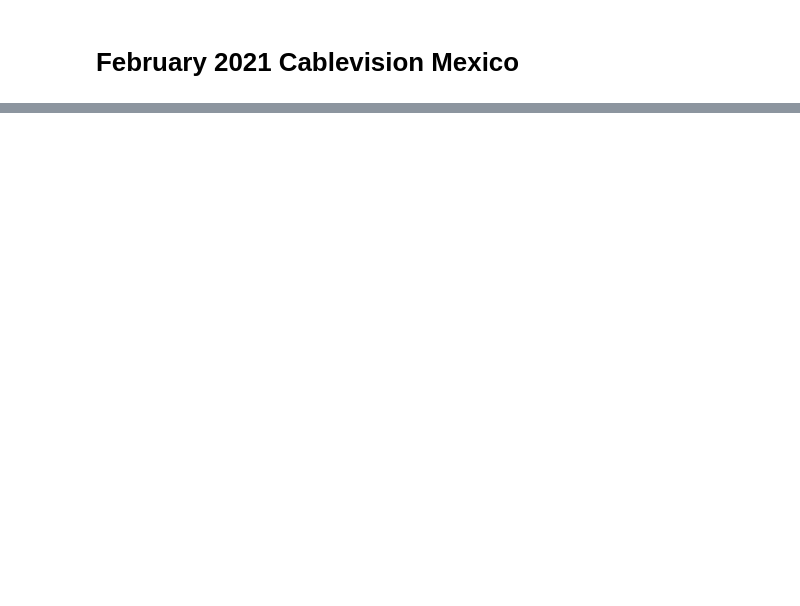
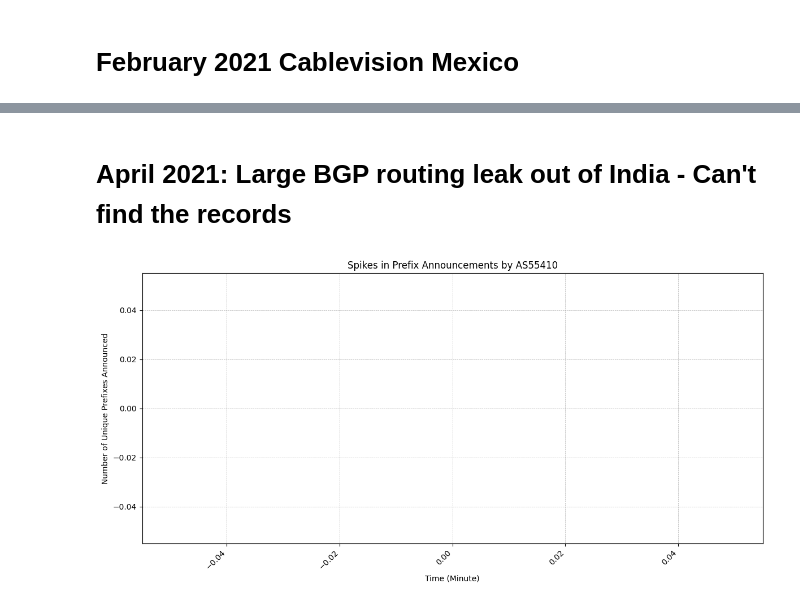
Before and after one commit to hyonbokan/BGP_data_analysis, a Jupyter notebook: PyBGPStream_real_cases_2.ipynb, the cells around one changed output, grey strips where cells are left out. Cells and saved outputs as stored; diff of their text form; code cells hidden in the pictures; blank space fills up the shorter version.

```diff
--- a/PyBGPStream_real_cases_2.ipynb
+++ b/PyBGPStream_real_cases_2.ipynb
@@ -2,0 +121,55 @@
+# %% [markdown]
+# April 2021: Large BGP routing leak out of India - Can't find the records
+# %%
+import pybgpstream
+import matplotlib.pyplot as plt
+from datetime import datetime
+from collections import defaultdict
+
+# Define the time window around the incident
+start_time = "2021-04-16 13:00:00 UTC"
+end_time = "2021-04-16 15:59:59 UTC"
+
+# AS55410 (Vodafone Idea Ltd.)
+hijacking_asn = "55410"
+
+# Initialize BGPStream with collectors that have good visibility in India
+stream = pybgpstream.BGPStream(
+    from_time=start_time,
+    until_time=end_time,
+    collectors=["rrc00"],
+    record_type="updates"
+)
+
+# Store unique prefixes announced by AS55410
+prefix_announcements = defaultdict(set)
+
+# Process BGP records
+for rec in stream.records():
+    for elem in rec:
+        if elem.type == "A":
+            as_path = elem.fields["as-path"].split()
+            prefix = elem.fields["prefix"]
+            # Check if AS55410 is the originator of the prefix
+            if as_path[0] == hijacking_asn:
+                timestamp_minute = datetime.utcfromtimestamp(rec.time).strftime('%Y-%m-%d %H:%M')
+                prefix_announcements[timestamp_minute].add(prefix)
+
+# Count the number of unique prefixes announced per minute
+prefix_count_per_minute = {minute: len(prefixes) for minute, prefixes in prefix_announcements.items()}
+
+# Visualizing the spikes in prefix announcements over time
+timestamps = sorted(prefix_count_per_minute.keys())
+counts = [prefix_count_per_minute[ts] for ts in timestamps]
+
+plt.figure(figsize=(12, 6))
+plt.plot(timestamps, counts, marker='o', linestyle='-')
+plt.xlabel('Time (Minute)')
+plt.ylabel('Number of Unique Prefixes Announced')
+plt.title('Spikes in Prefix Announcements by AS55410')
+plt.xticks(rotation=45, ha='right')
+plt.grid(True, which='both', linestyle='--', linewidth=0.5)
+plt.tight_layout()
+plt.show()
+# %% [output]
+[figure, added]
```
Also changed, not shown: parts of 7 cells of this notebook, 1 other file.
